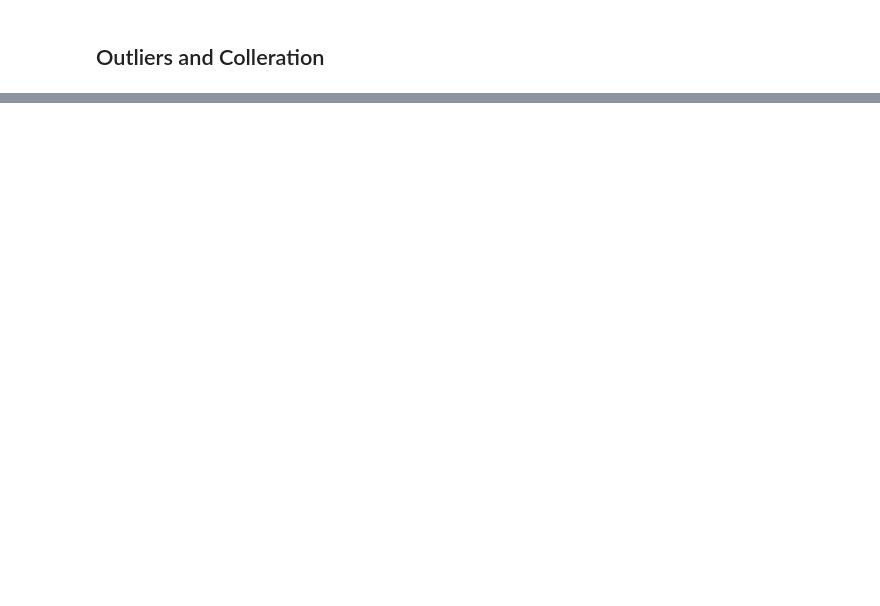
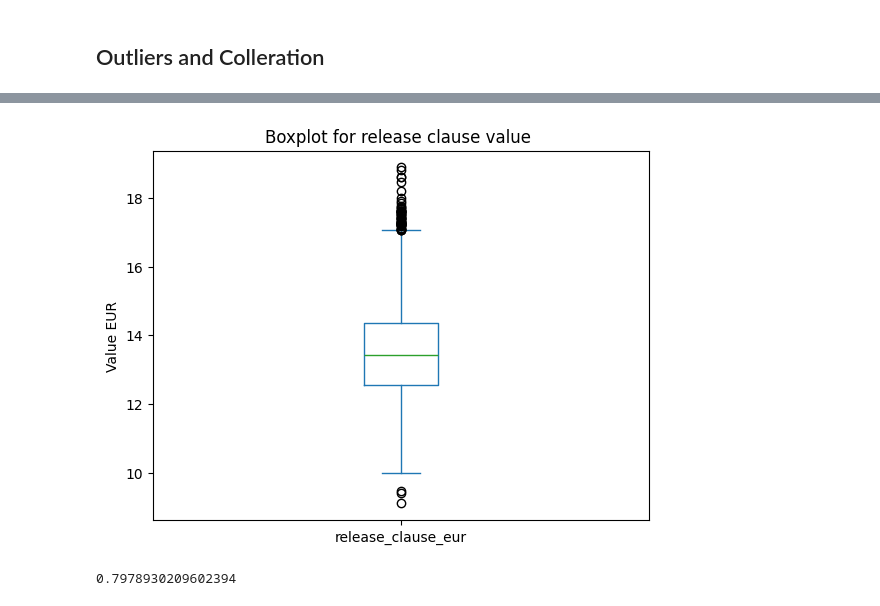
Before and after one commit to lucapuie05/fifa-price-predictor, a Jupyter notebook: notebooks/gk_set_cleaning_and_encoding.ipynb, the cells around one changed output, grey strips where cells are left out. Cells and saved outputs as stored; diff of their text form; code cells hidden in the pictures; blank space fills up the shorter version.

Commit message:
Handle Outliers and Correlations

```diff
--- a/notebooks/gk_set_cleaning_and_encoding.ipynb
+++ b/notebooks/gk_set_cleaning_and_encoding.ipynb
@@ -210,0 +217,9 @@ plt.show()
+# %%
+df['release_clause_eur'] = np.log1p(df['release_clause_eur'])
+# %%
+df['release_clause_eur'].plot.box()
+plt.title('Boxplot for release clause value ')
+plt.ylabel('Value EUR')
+plt.show()
+# %% [output]
+[figure, added]
@@ -210,0 +234,5 @@ plt.show()
+# %%
+correlation = df['value_eur'].corr(df['release_clause_eur'])
+print(correlation)
+# %% [output]
+0.7978930209602394
```
Also changed, not shown: parts of 25 cells of this notebook.
